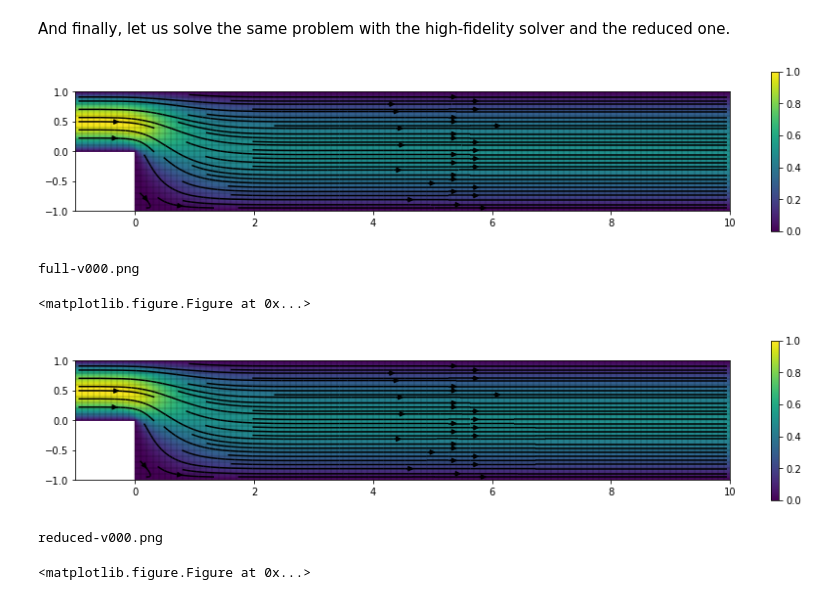
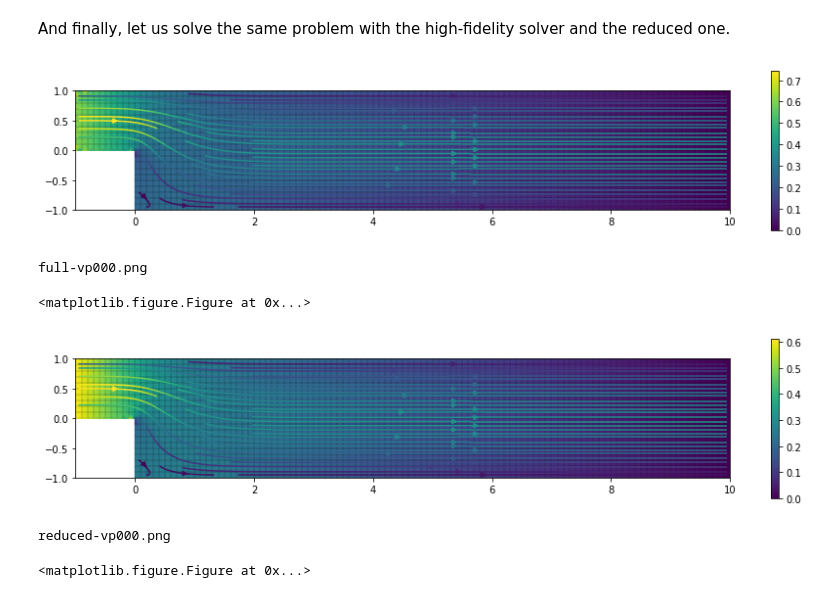
Before and after one commit to TheBB/rom, a Jupyter notebook: notebooks/backstep-stokes.ipynb, the cells around one changed output. Drawn from its saved outputs; the diff is of its cells as text; code cells hidden in the pictures.

```diff
--- a/notebooks/backstep-stokes.ipynb
+++ b/notebooks/backstep-stokes.ipynb
@@ -158,13 +156,13 @@ And finally, let us solve the same problem with the high-fidelity solver and the
 # %%
 mu = case.parameter()
 lhs = stokes(case, mu)
-plots(case, mu, lhs, fields='v', plot_name='full', colorbar=True, show=True, figsize=(15,3))
+plots(case, mu, lhs, fields='vp', plot_name='full', colorbar=True, show=True, figsize=(15,3))
 lhs = stokes(projcase, mu)
-plots(projcase, mu, lhs, fields='v', plot_name='reduced', colorbar=True, show=True, figsize=(15,3))
+plots(projcase, mu, lhs, fields='vp', plot_name='reduced', colorbar=True, show=True, figsize=(15,3))
 # %% [output]
-[figure, old version]
+[figure, new version]
-full-v000.png
+full-vp000.png
 <matplotlib.figure.Figure at 0x...>
-[figure, old version]
+[figure, new version]
-reduced-v000.png
+reduced-vp000.png
 <matplotlib.figure.Figure at 0x...>
```
Also changed, not shown: parts of 14 cells of this notebook.
